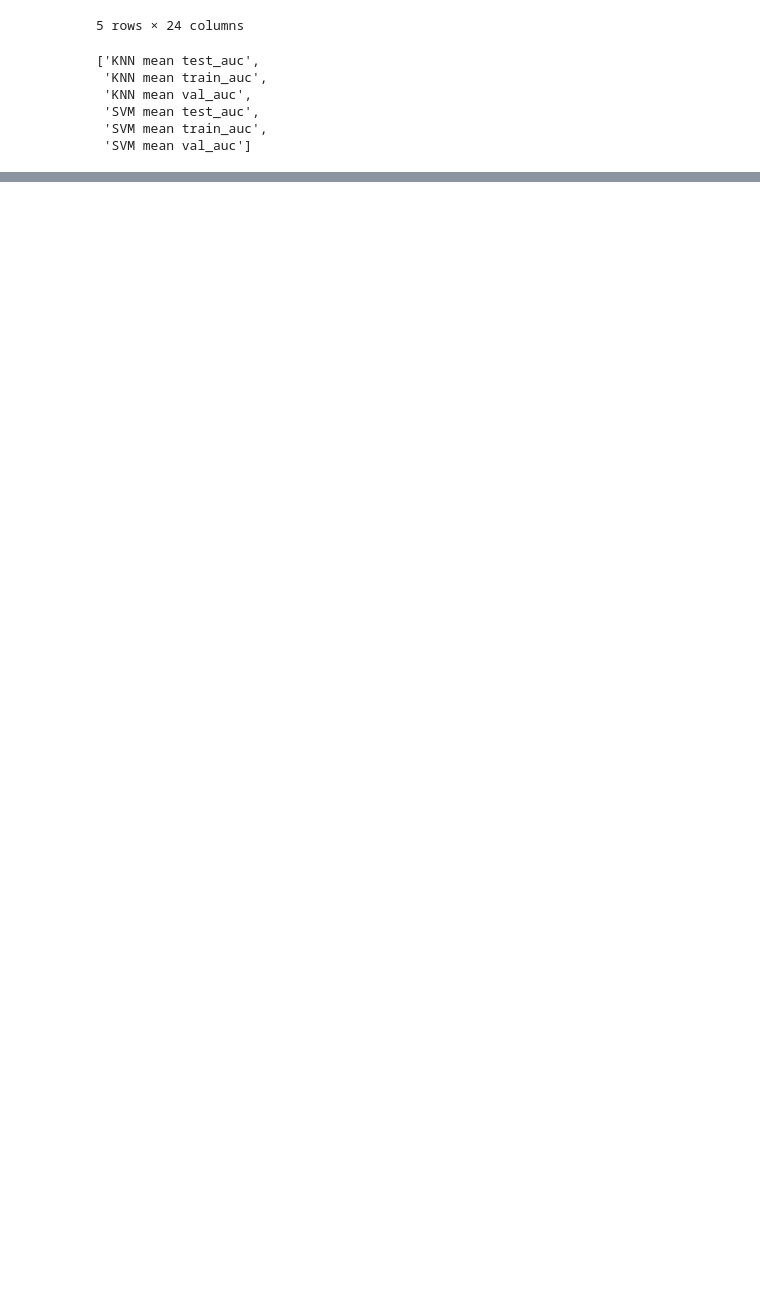
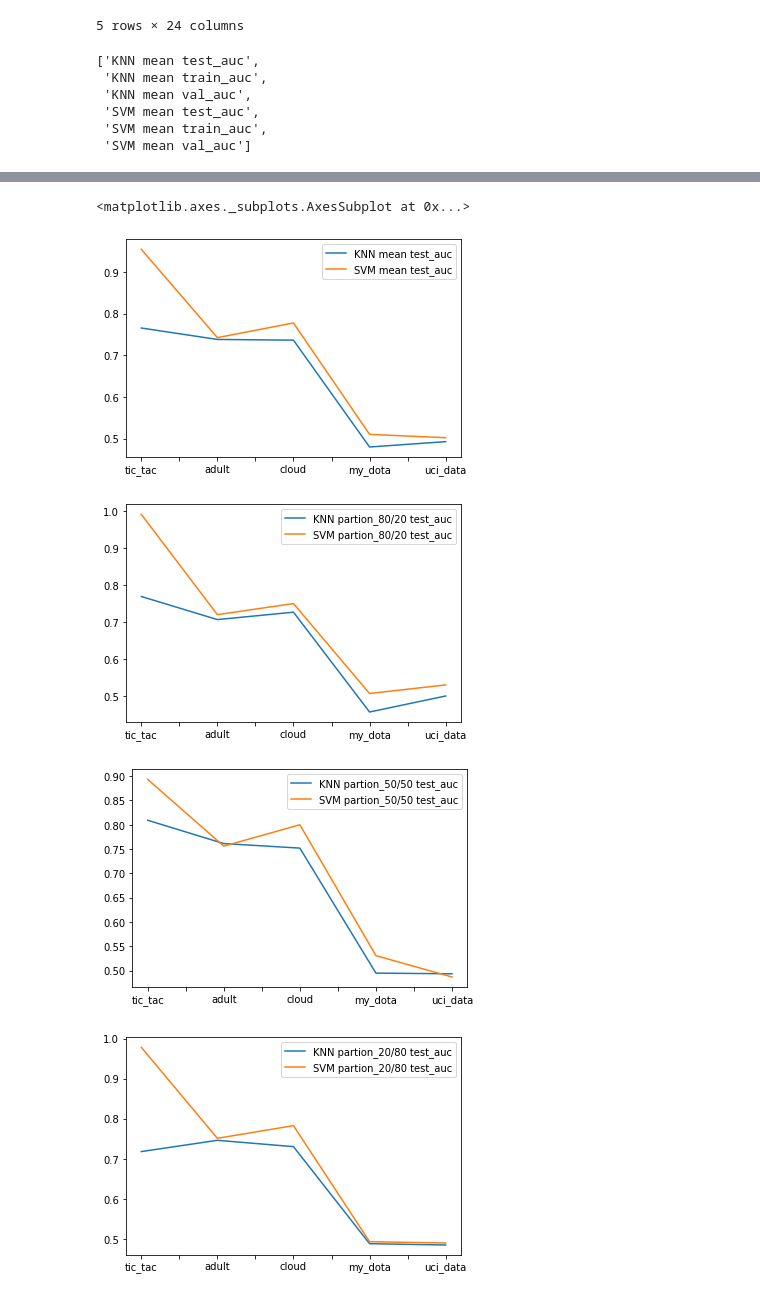
Before and after one commit to TamuzHod/supervised_Classification_Comparison, a Jupyter notebook: small_scale.ipynb, the cells around one changed output, grey strips where cells are left out. Saved outputs shown, nothing was run; the diff lists cells and outputs as text; code cells hidden in the pictures; blank space fills up the shorter version.

```diff
--- a/small_scale.ipynb
+++ b/small_scale.ipynb
@@ -374,3 +402,14 @@ final_summery
+# %%
+final_summery[[c for c in columns if 'mean test_auc' in c]].plot(subplots=False)
+final_summery[[c for c in columns if 'partion_80/20 test_auc' in c]].plot(subplots=False)
+final_summery[[c for c in columns if 'partion_50/50 test_auc' in c]].plot(subplots=False)
+final_summery[[c for c in columns if 'partion_20/80 test_auc' in c]].plot(subplots=False)
+# %% [output]
+<matplotlib.axes._subplots.AxesSubplot at 0x...>
+[figure, added]
+[figure, added]
+[figure, added]
+[figure, added]
 # %%
 #plot_grid_search_validation_curve(grid, 'knn__p', log=False, ylim=(.4, 1.02))
 #plot_grid_search_validation_curve(grid, 'knn__n_neighbors', log=True, ylim=(.4, 1.02))
```
Also changed, not shown: parts of 16 cells of this notebook.
